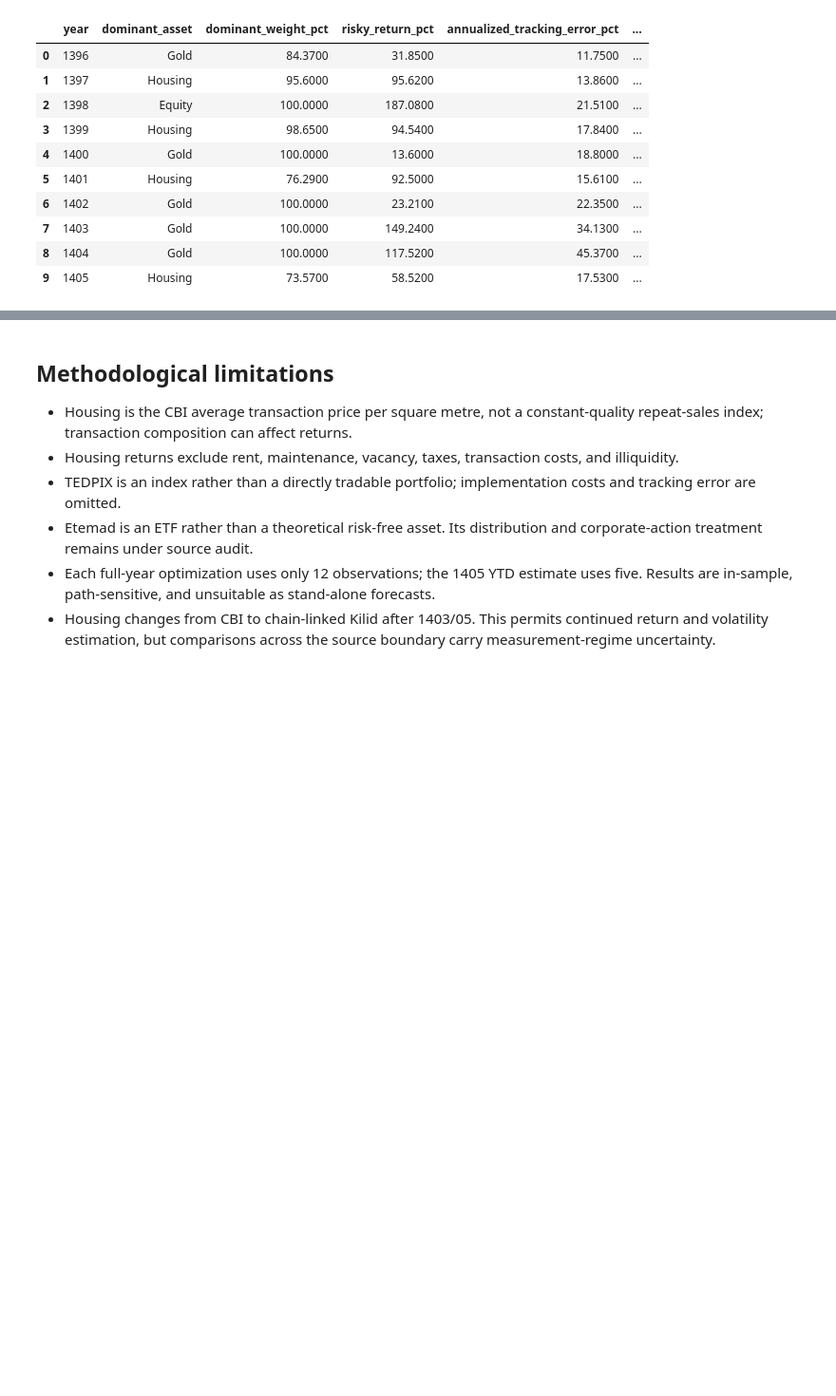
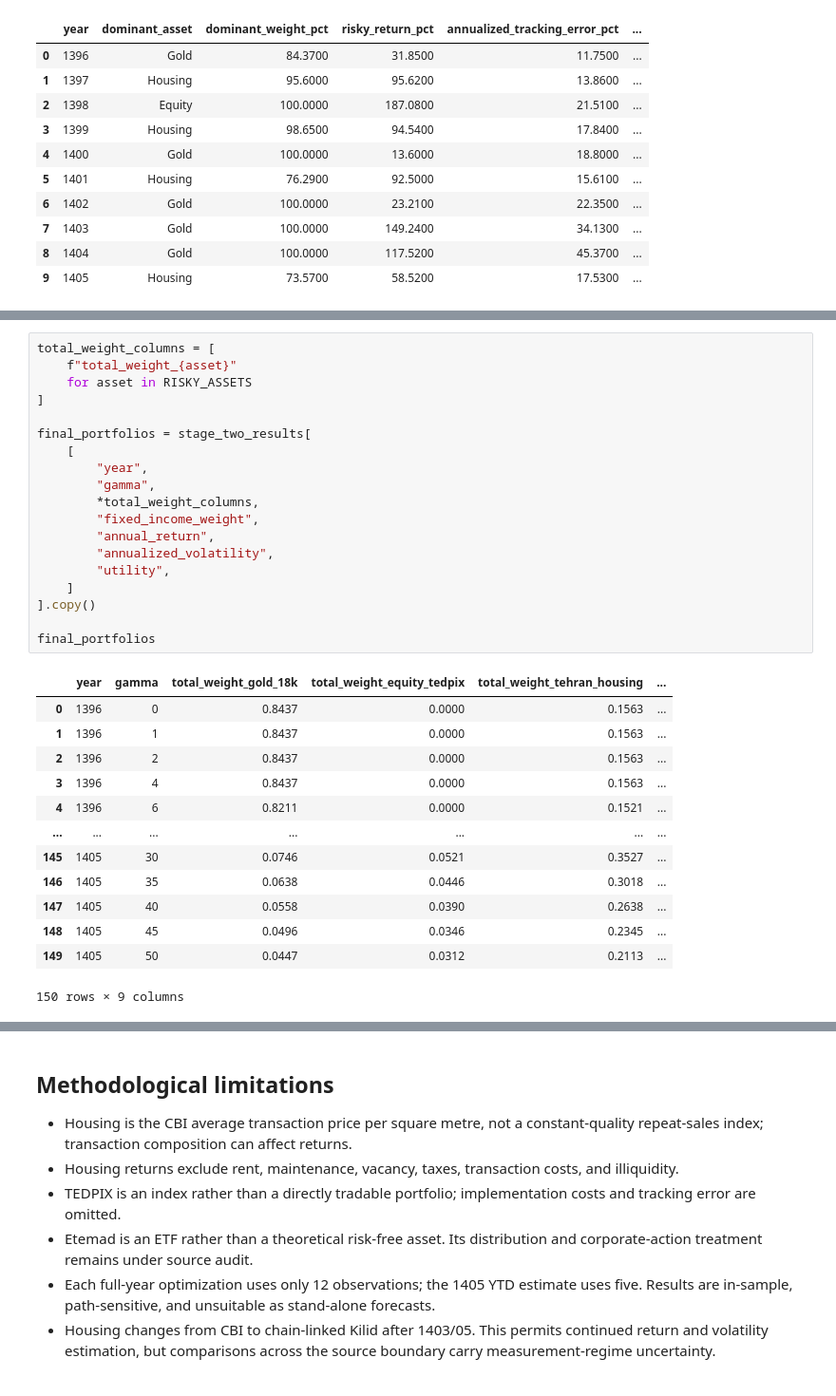
Before and after one commit to amirabadimm/empirical-economics-research, a Jupyter notebook: asset_allocation/notebooks/asset_allocation_analysis.ipynb, the cells around one changed output, grey strips where cells are left out. Shown at 95% size. Saved outputs shown, nothing was run; the diff lists cells and outputs as text; blank space fills up the shorter version.

```diff
--- a/asset_allocation/notebooks/asset_allocation_analysis.ipynb
+++ b/asset_allocation/notebooks/asset_allocation_analysis.ipynb
@@ -748,0 +1309,33 @@ Stage II is reserved for an explicit investor risk policy. Once a volatility tar
+# %%
+total_weight_columns = [
+    f"total_weight_{asset}"
+    for asset in RISKY_ASSETS
+]
+
+final_portfolios = stage_two_results[
+    [
+        "year",
+        "gamma",
+        *total_weight_columns,
+        "fixed_income_weight",
+        "annual_return",
+        "annualized_volatility",
+        "utility",
+    ]
+].copy()
+
+final_portfolios
+# %% [output]
+|  | year | gamma | total_weight_gold_18k | total_weight_equity_tedpix | total_weight_tehran_housing | ... |
+| 0 | 1396 | 0 | 0.8437 | 0.0000 | 0.1563 | ... |
+| 1 | 1396 | 1 | 0.8437 | 0.0000 | 0.1563 | ... |
+| 2 | 1396 | 2 | 0.8437 | 0.0000 | 0.1563 | ... |
+| 3 | 1396 | 4 | 0.8437 | 0.0000 | 0.1563 | ... |
+| 4 | 1396 | 6 | 0.8211 | 0.0000 | 0.1521 | ... |
+| ... | ... | ... | ... | ... | ... | ... |
+| 145 | 1405 | 30 | 0.0746 | 0.0521 | 0.3527 | ... |
+| 146 | 1405 | 35 | 0.0638 | 0.0446 | 0.3018 | ... |
+| 147 | 1405 | 40 | 0.0558 | 0.0390 | 0.2638 | ... |
+| 148 | 1405 | 45 | 0.0496 | 0.0346 | 0.2345 | ... |
+| 149 | 1405 | 50 | 0.0447 | 0.0312 | 0.2113 | ... |
+150 rows × 9 columns
```
Also changed, not shown: parts of 32 cells of this notebook, 5 other files.
